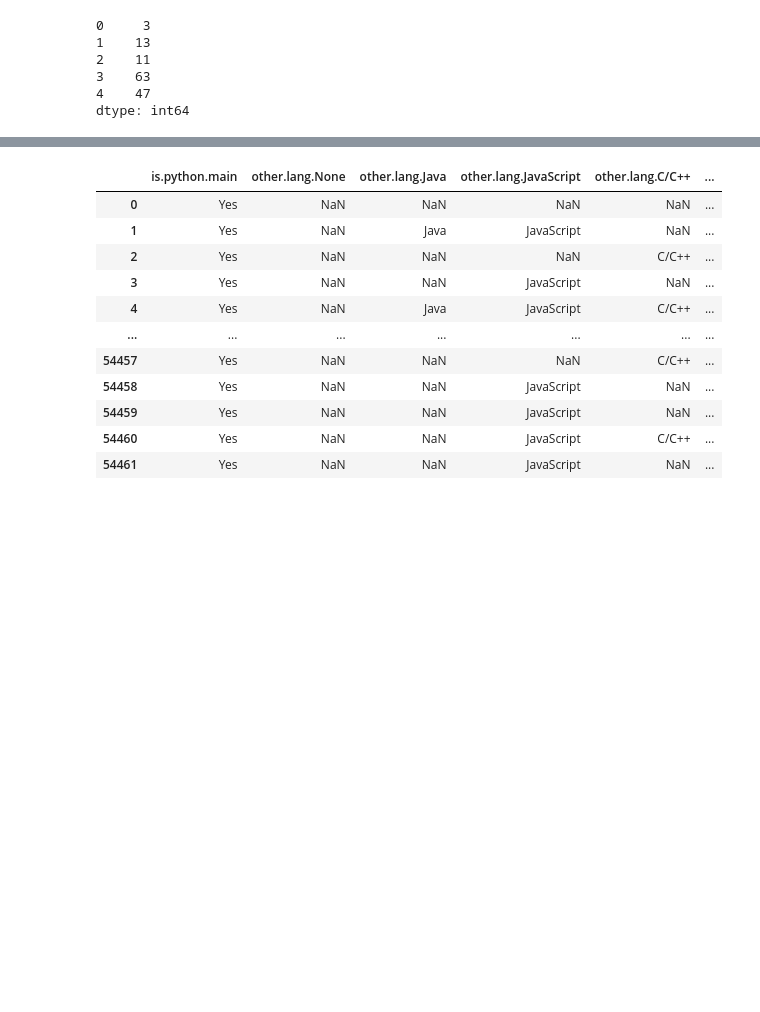
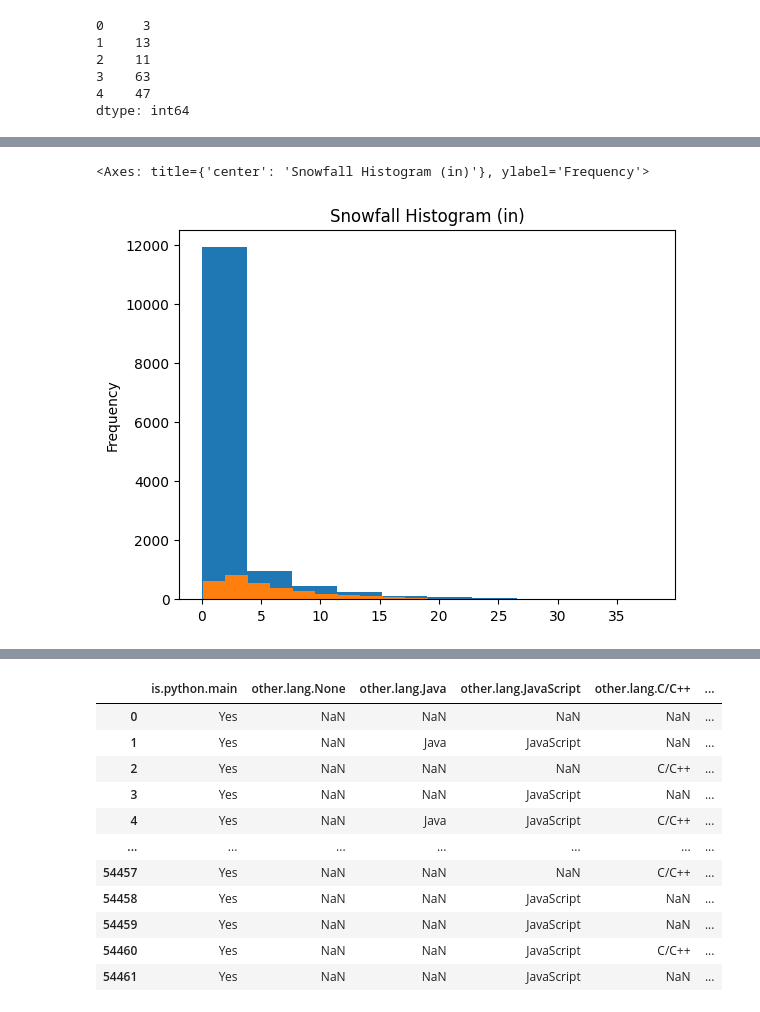
Before and after one commit to vin136/Machine-Learning-Interview-Questions, a Jupyter notebook: pandas_workbook.ipynb, the cells around one changed output, grey strips where cells are left out. Saved outputs shown, nothing was run; the diff lists cells and outputs as text; code cells hidden in the pictures; blank space fills up the shorter version.

```diff
--- a/pandas_workbook.ipynb
+++ b/pandas_workbook.ipynb
@@ -103,0 +537,10 @@ dtype: int64
+# %%
+url = 'https://github.com/mattharrison/datasets/raw/master/'\
+    'data/alta-noaa-1980-2019.csv'
+alta_df = pd.read_csv(url)    # doctest: +SKIP
+dates = pd.to_datetime(alta_df.DATE)
+snow = (alta_df
+   .SNOW
+   .rename(dates)
+)
+snow
@@ -103,0 +560,6 @@ dtype: int64
+# %%
+snow.plot.hist()
+snow[snow>0].plot.hist(bins=20, title='Snowfall Histogram (in)')
+# %% [output]
+<Axes: title={'center': 'Snowfall Histogram (in)'}, ylabel='Frequency'>
+[figure, added]
```
Also changed, not shown: parts of 79 cells of this notebook.
